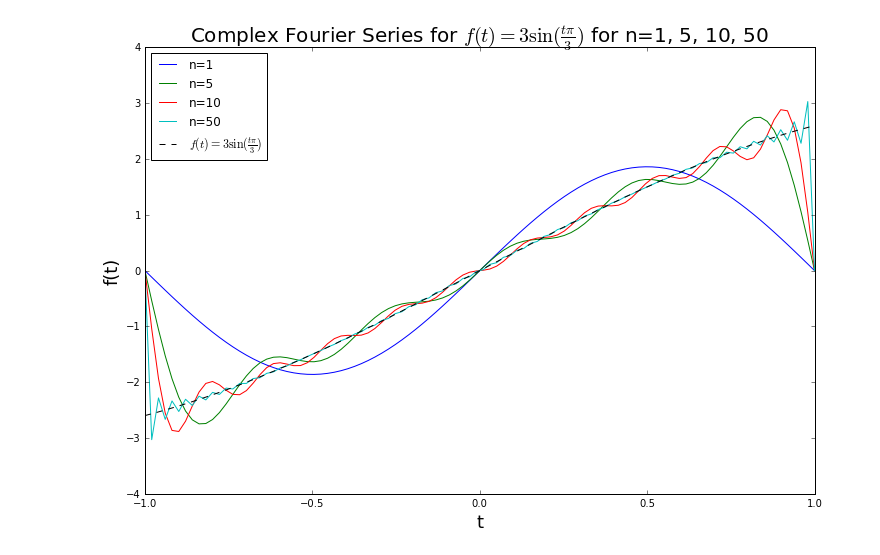
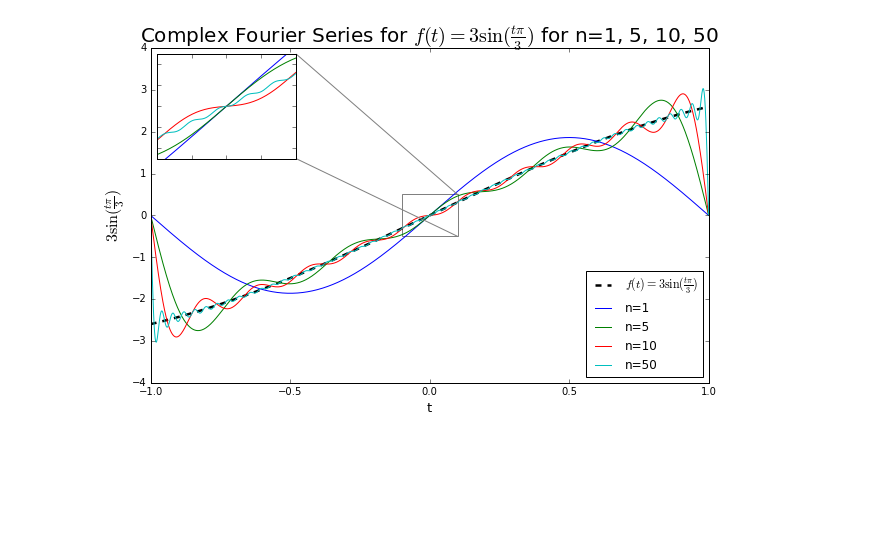
Before and after one commit to Mongoos/PHY201_Projects, a Jupyter notebook: Group_Project_3_31_part_a_plotting.ipynb, the cells around one changed output. Drawn from its saved outputs; the diff is of its cells as text; code cells hidden in the pictures; blank space fills up the shorter version.

Commit message:
updated plot axes and added a smaller, more detailed plot

```diff
--- a/Group_Project_3_31_part_a_plotting.ipynb
+++ b/Group_Project_3_31_part_a_plotting.ipynb
@@ -1,6 +1,8 @@
 # %%
 import numpy as np
 import matplotlib.pyplot as plt
+from mpl_toolkits.axes_grid1.inset_locator import zoomed_inset_axes as zoom
+from mpl_toolkits.axes_grid1.inset_locator import mark_inset
 
 def main_1(n):
     """executes functions for part (a) of problem 1"""
@@ -15,17 +17,11 @@ def main_1(n):
         lmbda = 2
         x = 1
         ranj = int(2*x)
-        t_steps = 100
+        t_steps = 1000
         delta_t = ranj / t_steps
         f_t_values = np.zeros((t_steps))
         t = np.linspace(-x, x, t_steps)
         #print(t) # for testing
-
-        actual_f_t = np.zeros_like(f_t_values)
-        for num in t:
-            i = 3*np.sin((np.pi*num) / 3)
-            item_index = np.where(t==num)
-            actual_f_t[item_index] = i
 
         for num in t:
             sum = 0
@@ -35,47 +31,69 @@ def main_1(n):
             item_index = np.where(t==num)
             f_t_values[item_index] = sum
 
-        return f_t_values, actual_f_t, t
+        return f_t_values, t
 
     def plot(t, f_t_values, n):
         """plots f_t function over interval t"""
         plt.plot(t, f_t_values, label=r"n={0}".format(n))
 
-    f_t_values, actual_f_t, t = f_n1(n, c_n1)
-    plot(t, f_t_values, n)
+    f_t_values, t = f_n1(n, c_n1)
+    #plot(t, f_t_values, n)
     #print(f_t_values.shape) # for testing
     #print(t.shape) # for testing
-    return t
+    return f_t_values, t, n
 
 def part_a():
     """executes all functions for part (a)"""
     fig1 = plt.figure()
     plt.title(r"Complex Fourier Series for $f(t)=3\sin(\frac{t\pi}{3})$ for n=1, 5, 10, 50",
               fontsize="20")
 
     # resizing graph
     fig_size = plt.rcParams["figure.figsize"]
     fig_size[0] = 10
     fig_size[1] = 6
     plt.rcParams["figure.figsize"] = fig_size
 
-    t = main_1(1)
-    main_1(5)
-    main_1(10)
-    main_1(50)
+    f_t_values1, t, n1 = main_1(1)
+    f_t_values2, t, n2 = main_1(5)
+    f_t_values3, t, n3 = main_1(10)
+    f_t_values4, t, n4 = main_1(50)
 
     actual_f_t = np.zeros_like(t)
     for num in t:
         i = 3*np.sin((np.pi*num) / 3)
         item_index = np.where(t==num)
         actual_f_t[item_index] = i
 
     ax1 = fig1.add_subplot(111)
-    ax1.plot(t, actual_f_t, 'k--', label=r"$f(t)=3\sin(\frac{t\pi}{3})$")
-    plt.legend(loc = "best")
-    plt.xlabel("t", fontsize="18")
-    plt.ylabel("f(t)", fontsize="18")
+    ax1.plot(t, actual_f_t, 'k--', linewidth="2.5", label=r"$f(t)=3\sin(\frac{t\pi}{3})$")
+    ax1.plot(t, f_t_values1, label=r"n={0}".format(n1))
+    ax1.plot(t, f_t_values2, label=r"n={0}".format(n2))
+    ax1.plot(t, f_t_values3, label=r"n={0}".format(n3))
+    ax1.plot(t, f_t_values4, label=r"n={0}".format(n4))
+    ax1.legend(loc=4)
+    plt.xlabel("t", fontsize="13")
+    plt.ylabel(r"$3\sin(\frac{t\pi}{3})$", fontsize="16")
 
-part_a()
+    # for smaller zoomed plot, can remove if we want.  Only there for extra detail
+    ax_inset = zoom(ax1, 2.5, loc=2)
+    ax_inset.plot(t, f_t_values1)
+    ax_inset.plot(t, f_t_values2)
+    ax_inset.plot(t, f_t_values3)
+    ax_inset.plot(t, f_t_values4)
+    x1, x2, y1, y2 = -0.1, 0.1, -0.5, 0.5
+    ax_inset.set_xlim(x1, x2)
+    ax_inset.set_ylim(y1, y2)
+    plt.yticks(visible=False)
+    plt.xticks(visible=False)
+    mark_inset(ax1, ax_inset, loc1=1, loc2=4, fc="none", ec="0.5")
+
+
+# this will go at end of program
+if __name__ == '__main__':
+    part_a()
+    #part_b()
+    #part_c()
 # %% [output]
-[figure, old version]
+[figure, new version]
```
